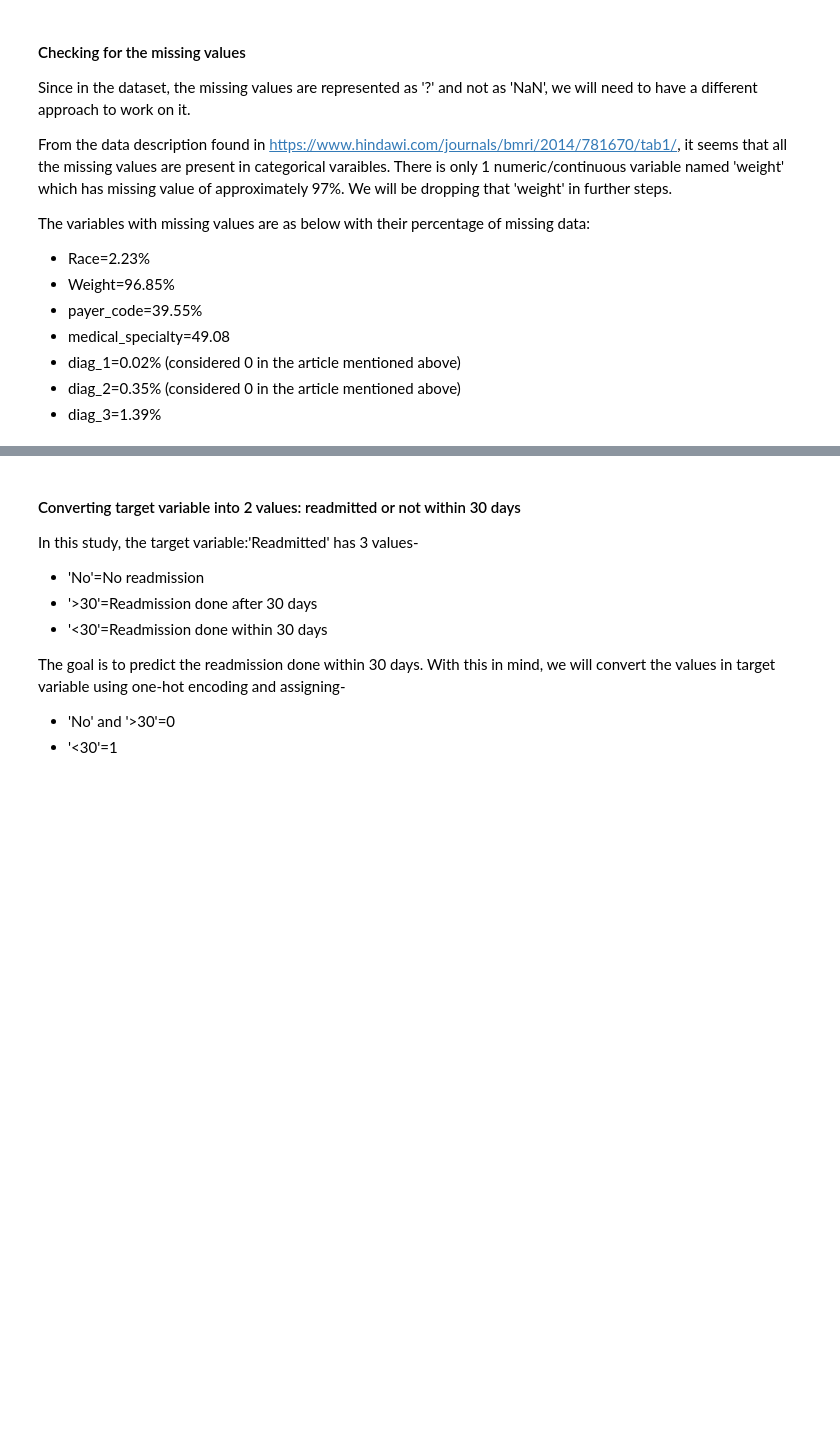
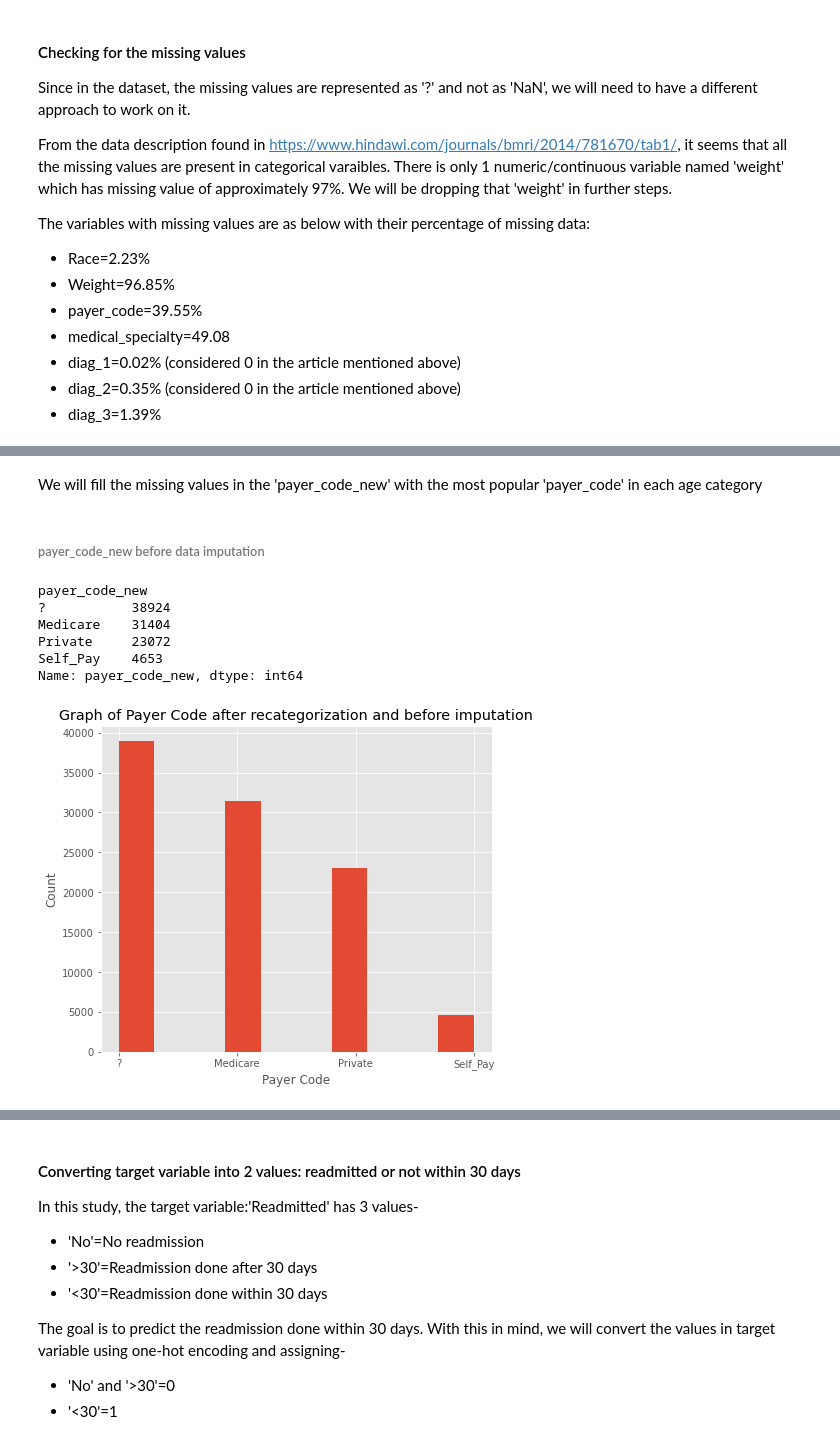
Before and after one commit to RashmiAPatel19/MSDS-7333-Quantifying-the-world, a Jupyter notebook: CaseStudy2/RP_SR_7333_CaseStudy2.ipynb, the cells around one changed output, grey strips where cells are left out. Cells and saved outputs as stored; diff of their text form; code cells hidden in the pictures; blank space fills up the shorter version.

```diff
--- a/CaseStudy2/RP_SR_7333_CaseStudy2.ipynb
+++ b/CaseStudy2/RP_SR_7333_CaseStudy2.ipynb
@@ -188,0 +474,22 @@ readmitted
+# %% [markdown]
+We will fill the missing values in the 'payer_code_new' with the most popular 'payer_code' in each age category
+# %% [markdown]
+###### payer_code_new before data imputation
+# %%
+diabetes_df_reduced_2.groupby(['payer_code_new'])['payer_code_new'].count()
+# %% [output]
+payer_code_new
+?           38924
+Medicare    31404
+Private     23072
+Self_Pay    4653
+Name: payer_code_new, dtype: int64
+# %%
+plt.figure(figsize=(7,6))
+plt.hist(diabetes_df_reduced_2['payer_code_new'])
+plt.title('Graph of Payer Code after recategorization and before imputation')
+plt.xlabel("Payer Code")
+plt.ylabel("Count")
+plt.show()
+# %% [output]
+[figure, added]
```
Also changed, not shown: parts of 140 cells of this notebook, 2 other files.
